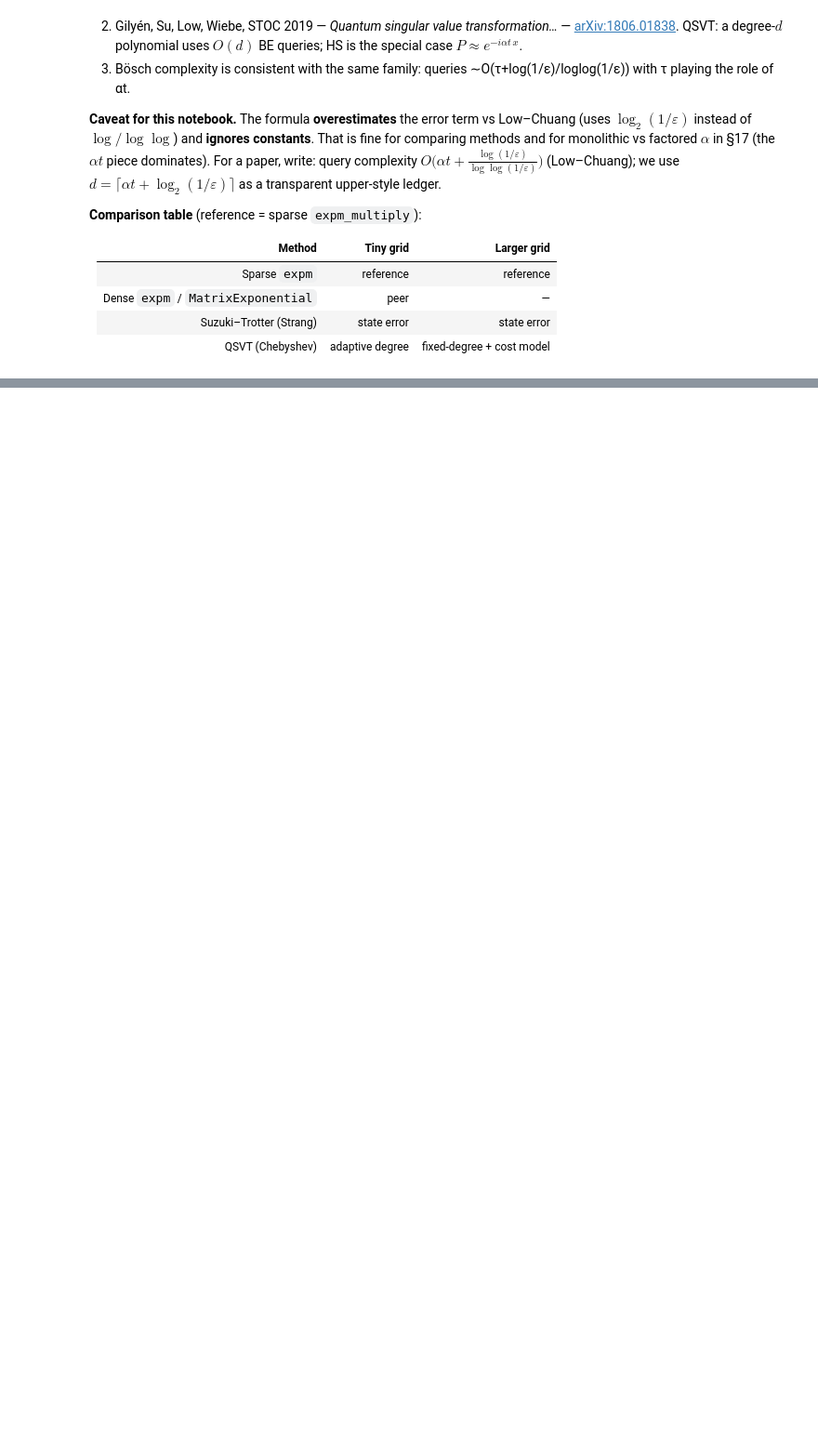
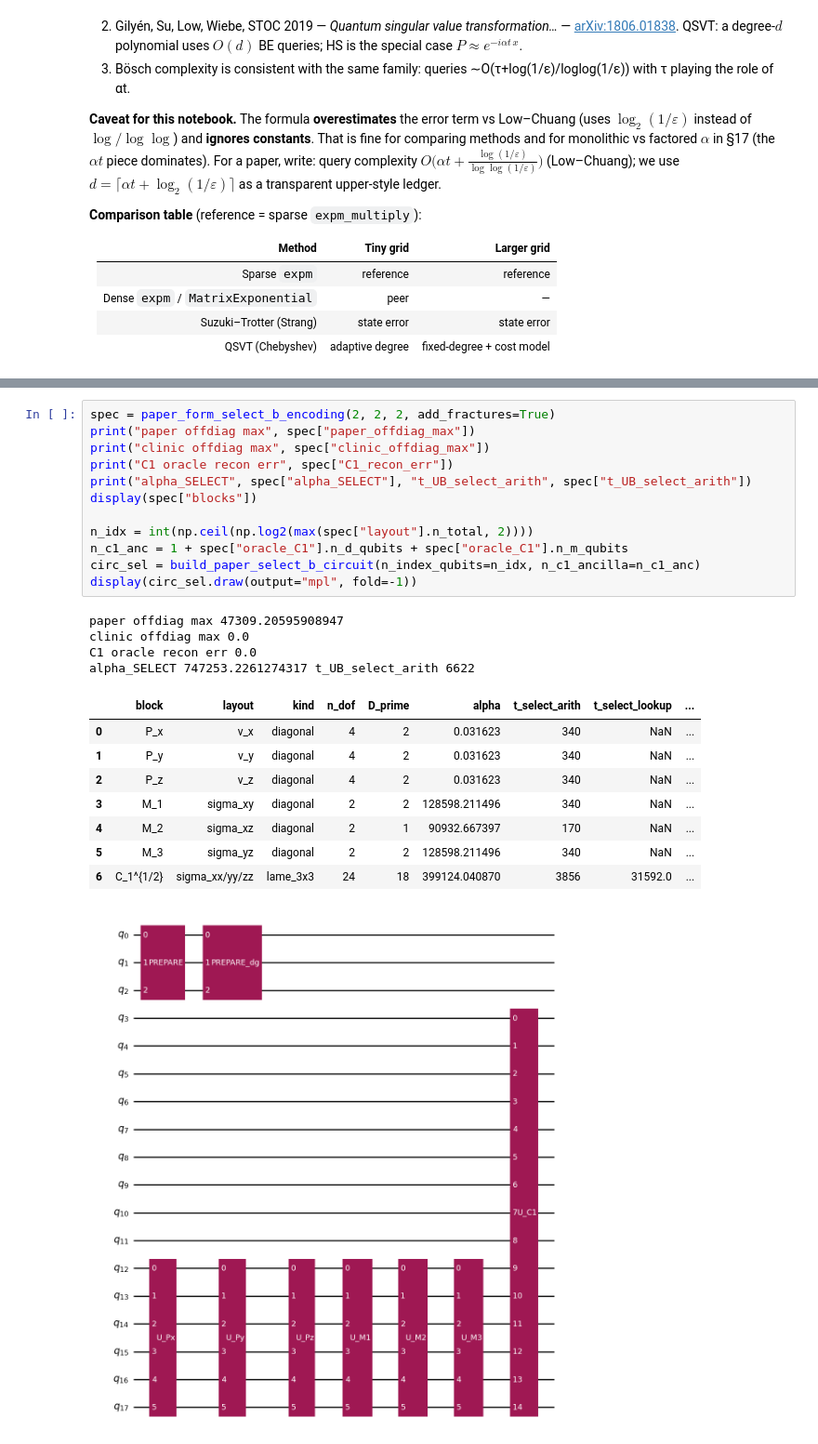
Before and after one commit to krokabobs/3D-Elastic-Wave-Equation-Hamiltonian-Simulation, a Jupyter notebook: block_encoding_hamiltonian_2d.ipynb, the cells around one changed output, grey strips where cells are left out. Shown at 93% size. Cells and saved outputs as stored; diff of their text form; blank space fills up the shorter version.

```diff
--- a/block_encoding_hamiltonian_2d.ipynb
+++ b/block_encoding_hamiltonian_2d.ipynb
@@ -1561 +1685,27 @@ Homogeneous isotropic (contrast)
+# %%
+spec = paper_form_select_b_encoding(2, 2, 2, add_fractures=True)
+print("paper offdiag max", spec["paper_offdiag_max"])
+print("clinic offdiag max", spec["clinic_offdiag_max"])
+print("C1 oracle recon err", spec["C1_recon_err"])
+print("alpha_SELECT", spec["alpha_SELECT"], "t_UB_select_arith", spec["t_UB_select_arith"])
+display(spec["blocks"])
+
+n_idx = int(np.ceil(np.log2(max(spec["layout"].n_total, 2))))
+n_c1_anc = 1 + spec["oracle_C1"].n_d_qubits + spec["oracle_C1"].n_m_qubits
+circ_sel = build_paper_select_b_circuit(n_index_qubits=n_idx, n_c1_ancilla=n_c1_anc)
+display(circ_sel.draw(output="mpl", fold=-1))
+# %% [output]
+paper offdiag max 47309.20595908947
+clinic offdiag max 0.0
+C1 oracle recon err 0.0
+alpha_SELECT 747253.2261274317 t_UB_select_arith 6622
+|  | block | layout | kind | n_dof | D_prime | alpha | t_select_arith | t_select_lookup | ... |
+| 0 | P_x | v_x | diagonal | 4 | 2 | 0.031623 | 340 | NaN | ... |
+| 1 | P_y | v_y | diagonal | 4 | 2 | 0.031623 | 340 | NaN | ... |
+| 2 | P_z | v_z | diagonal | 4 | 2 | 0.031623 | 340 | NaN | ... |
+| 3 | M_1 | sigma_xy | diagonal | 2 | 2 | 128598.211496 | 340 | NaN | ... |
+| 4 | M_2 | sigma_xz | diagonal | 2 | 1 | 90932.667397 | 170 | NaN | ... |
+| 5 | M_3 | sigma_yz | diagonal | 2 | 2 | 128598.211496 | 340 | NaN | ... |
+| 6 | C_1^{1/2} | sigma_xx/yy/zz | lame_3x3 | 24 | 18 | 399124.040870 | 3856 | 31592.0 | ... |
+[figure, added]
 # %% [markdown]
```
Also changed, not shown: parts of 13 cells of this notebook, 1 other file.
